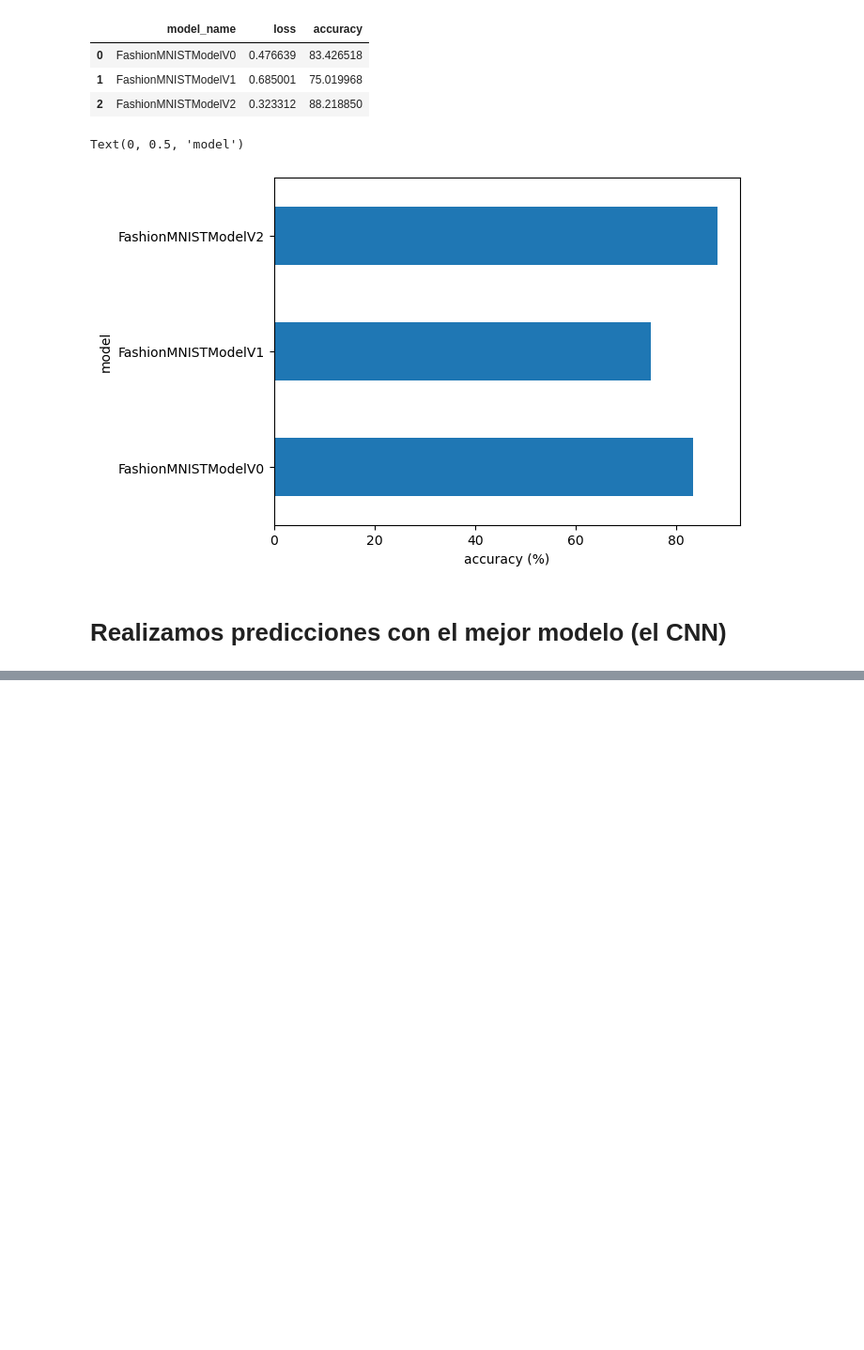
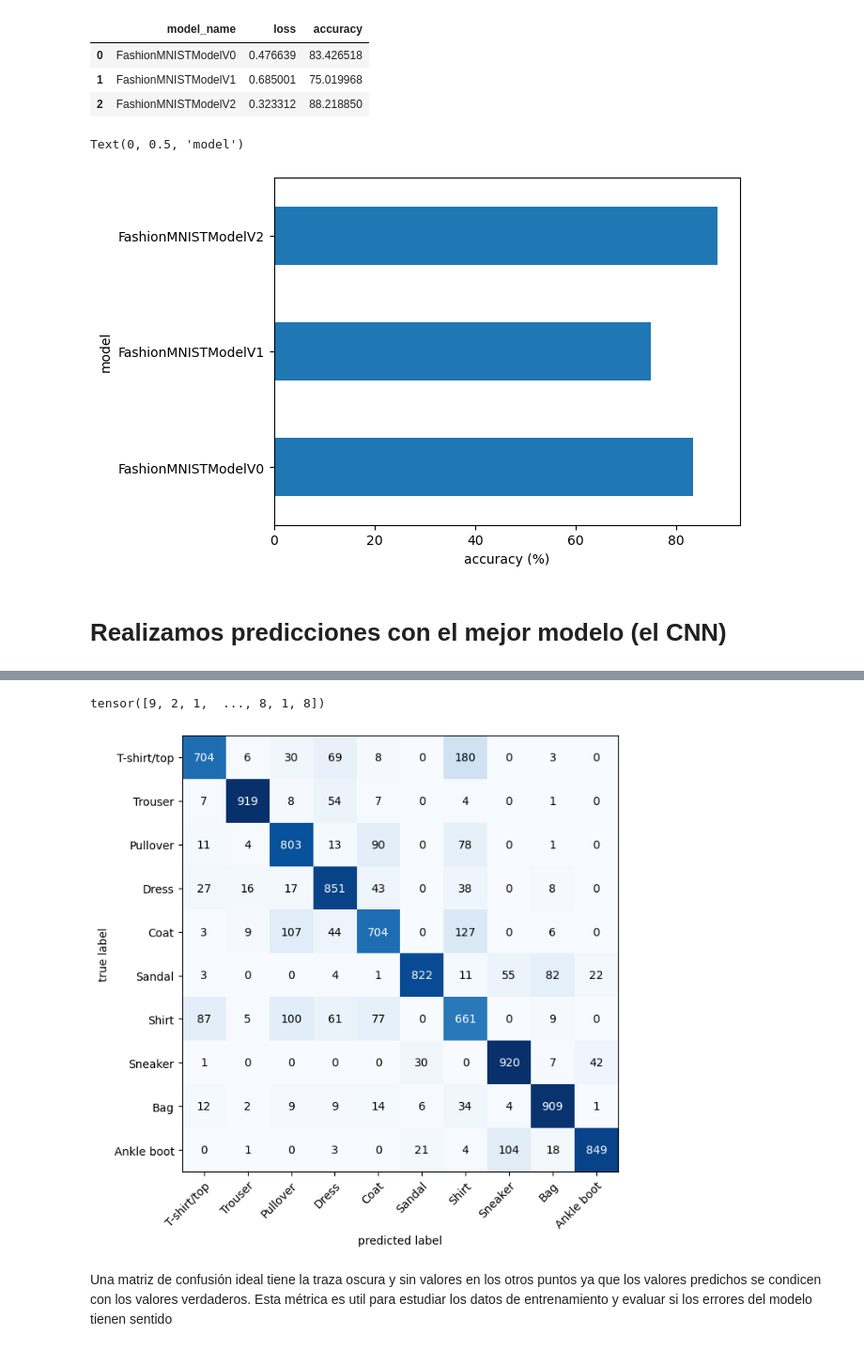
Before and after one commit to Joaqo99/Pytorch-tutorial, a Jupyter notebook: 03C_CV_Models_Comparisson.ipynb, the cells around one changed output, grey strips where cells are left out. Shown: that part at 94% size. Cells and saved outputs as stored; diff of their text form; code cells hidden in the pictures; blank space fills up the shorter version.

Commit message:
Computer Vision - Models comparisson and evaluations

```diff
--- a/03C_CV_Models_Comparisson.ipynb
+++ b/03C_CV_Models_Comparisson.ipynb
@@ -166,0 +198,26 @@ pred_classes = pred_probs.argmax(dim = 1)
+# %%
+y_preds = []
+loaded_model_2.eval()
+
+with torch.inference_mode():
+    for X, y in test_dataloader:
+        y_logits = loaded_model_2(X)
+        y_pred = torch.softmax(y_logits.squeeze(), dim=0).argmax(dim=1)
+        y_preds.append(y_pred)
+
+y_preds_tensor = torch.cat(y_preds)
+y_preds_tensor
+# %% [output]
+tensor([9, 2, 1,  ..., 8, 1, 8])
+# %%
+from torchmetrics import ConfusionMatrix
+from mlxtend.plotting import plot_confusion_matrix
+
+confmat = ConfusionMatrix(num_classes = len(class_names), task='multiclass')
+confmat_tensor = confmat(preds = y_preds_tensor, target=test_data.targets)
+
+fig, ax = plot_confusion_matrix(conf_mat=confmat_tensor.numpy(), class_names=class_names, figsize=(10, 7))
+# %% [output]
+[figure, added]
+# %% [markdown]
+Una matriz de confusión ideal tiene la traza oscura y sin valores en los otros puntos ya que los valores predichos se condicen con los valores verdaderos. Esta métrica es util para estudiar los datos de entrenamiento y evaluar si los errores del modelo tienen sentido
```
Also changed, not shown: parts of 3 cells of this notebook.
